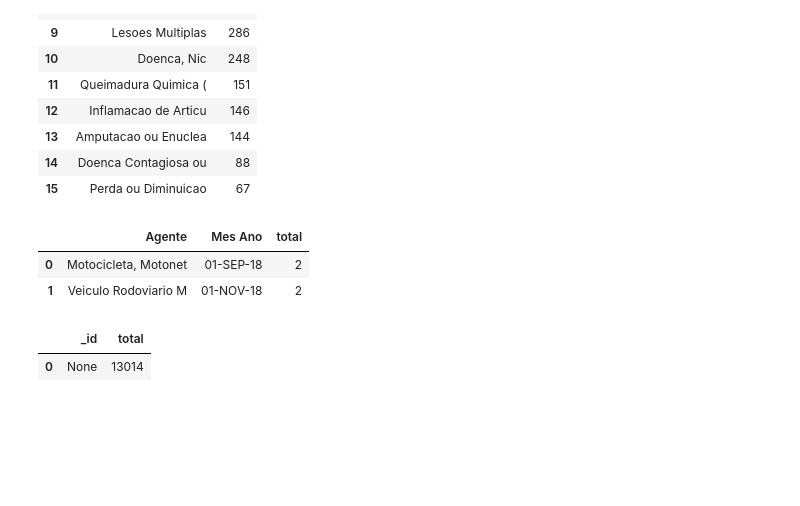
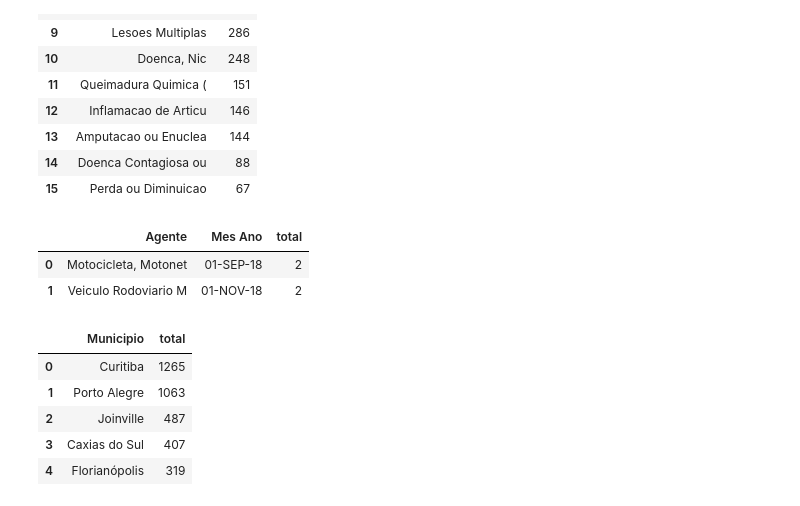
Before and after one commit to conradoboeira/CC_PUC, a Jupyter notebook: Semestre6/bd/T3_ImplemSBD_20192.ipynb, the cells around one changed output. Cells and saved outputs as stored; diff of their text form; code cells hidden in the pictures; blank space fills up the shorter version.

```diff
--- a/Semestre6/bd/T3_ImplemSBD_20192.ipynb
+++ b/Semestre6/bd/T3_ImplemSBD_20192.ipynb
@@ -310,17 +310,26 @@ display(df1.head(numero))
 # %%
 # Quais os 10 municípios com maior taxa de acidentes por 100 mil habitantes?
 pipeline = [
             {'$lookup':{'from': 'municipiospopulacoes',
                        'localField': "MUNIC_EMPREGADOR",
                        'foreignField': "COD_MUNIC",
                        'as': "munic" } },
-            {'$unwind': '$munic'},
+            {
+              '$replaceRoot': { 'newRoot': { '$mergeObjects': [ { '$arrayElemAt': [ "$munic", 0 ] }, "$$ROOT" ] } }
+            },
             {'$group' : {'_id': '$MUNICÍPIO','total': {'$sum': 1}}},
+            {'$project' : {'Municipio':'$_id', 'total' : 1, '_id':0 }},
+            {'$sort': {'total':-1}},
+            { '$limit': 5 }
             ]
 cursor = db.bh104100_collection.aggregate(pipeline)
 df1 = pd.DataFrame(list(cursor))
 numero = df1.size
 display(df1.head(numero))
 # %% [output]
-|  | _id | total |
-| 0 | None | 13014 |
+|  | Municipio | total |
+| 0 | Curitiba | 1265 |
+| 1 | Porto Alegre | 1063 |
+| 2 | Joinville | 487 |
+| 3 | Caxias do Sul | 407 |
+| 4 | Florianópolis | 319 |
```
Also changed, not shown: 7 other files.
